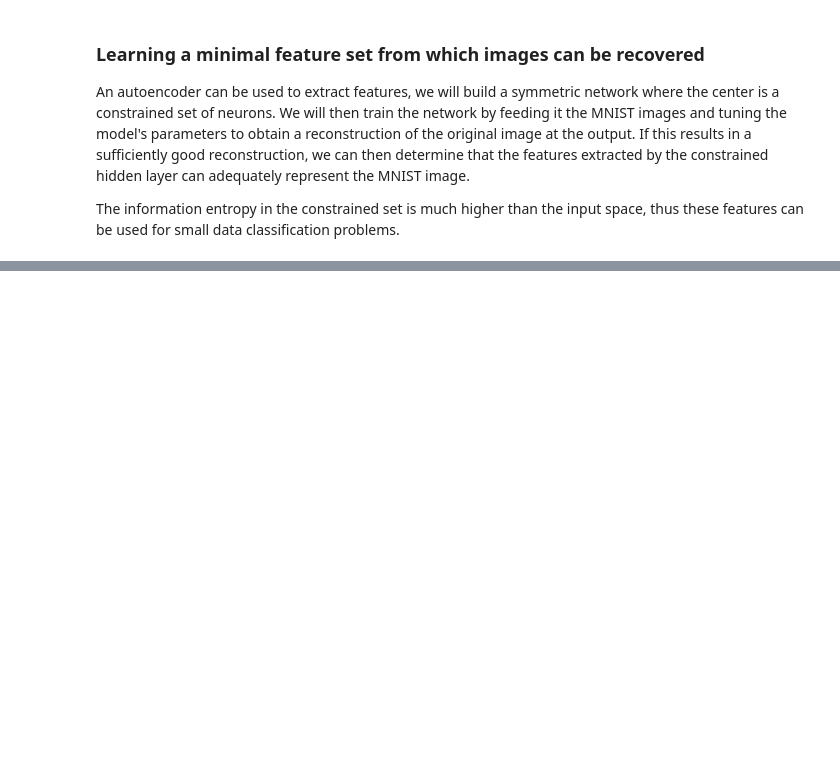
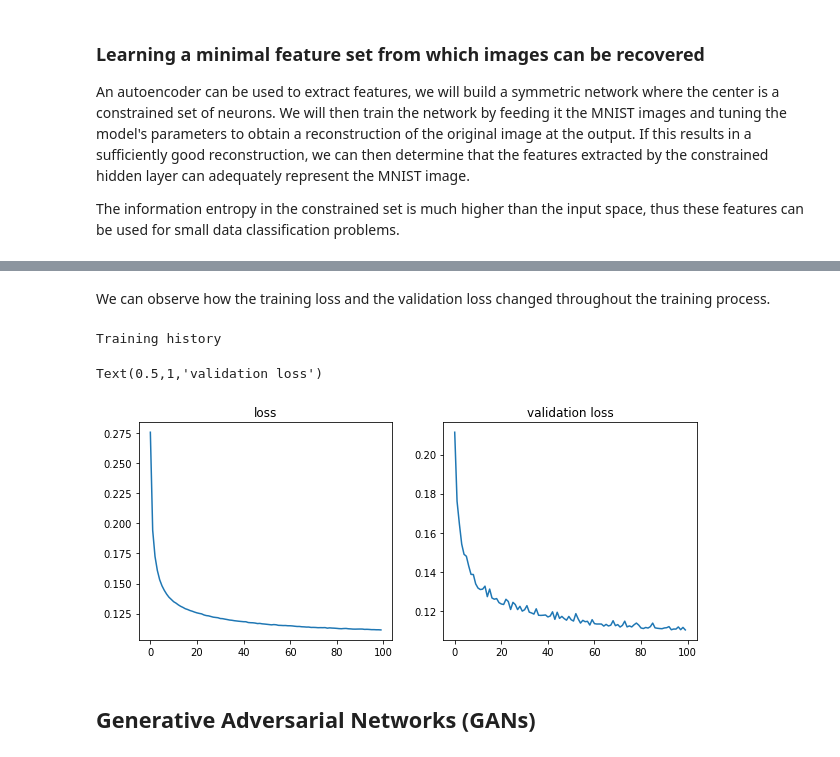
Before and after one commit to kelhallaoui/tutorials, a Jupyter notebook: Machine Learning/Deep Learning/Getting Intimate with MNIST.ipynb, the cells around one changed output, grey strips where cells are left out. Saved outputs shown, nothing was run; the diff lists cells and outputs as text; code cells hidden in the pictures; blank space fills up the shorter version.

```diff
--- a/Machine Learning/Deep Learning/Getting Intimate with MNIST.ipynb
+++ b/Machine Learning/Deep Learning/Getting Intimate with MNIST.ipynb
@@ -327,0 +428,7 @@ This technique can lead to trivial solutions in the constrained layer. Thus, it
+# %%
+epochs = 100
+batch_size = 128
+
+# it takes more epochs to converge
+autoencoder.fit(x_train_noisy, x_train_reshaped, epochs=epochs, batch_size=batch_size,
+                shuffle=True, validation_data=(x_test_noisy, x_test_reshaped))
@@ -327,0 +454,17 @@ This technique can lead to trivial solutions in the constrained layer. Thus, it
+# %% [markdown]
+We can observe how the training loss and the validation loss changed throughout the training process.
+# %%
+print("Training history")
+fig = plt.figure(figsize=(10,4))
+ax1 = fig.add_subplot(1, 2, 1)
+plt.plot(autoencoder.history.history['loss'])
+ax1.set_title('loss')
+ax2 = fig.add_subplot(1, 2, 2)
+plt.plot(autoencoder.history.history['val_loss'])
+ax2.set_title('validation loss')
+# %% [output]
+Training history
+Text(0.5,1,'validation loss')
+[figure, added]
+# %% [markdown]
+## Generative Adversarial Networks (GANs)
```
Also changed, not shown: parts of 9 cells of this notebook.
